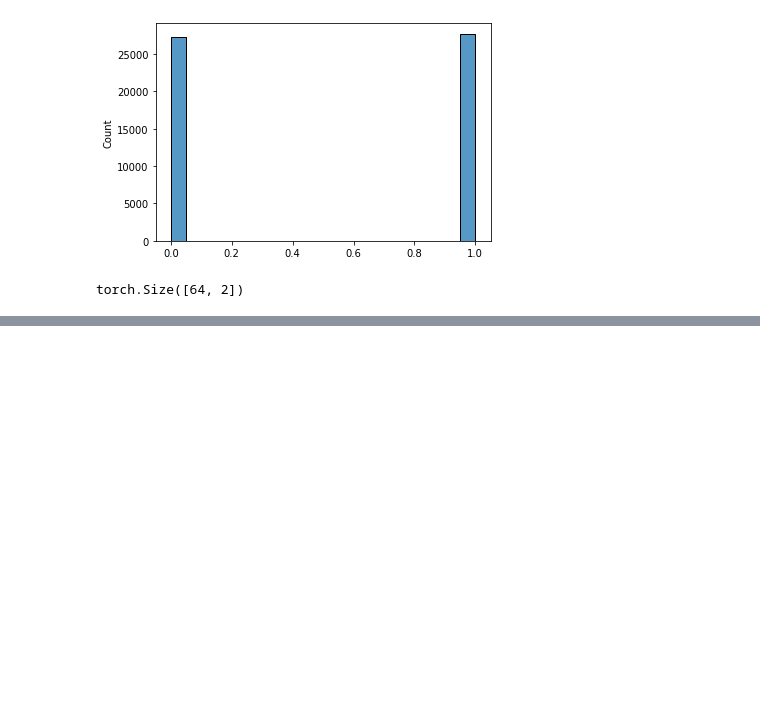
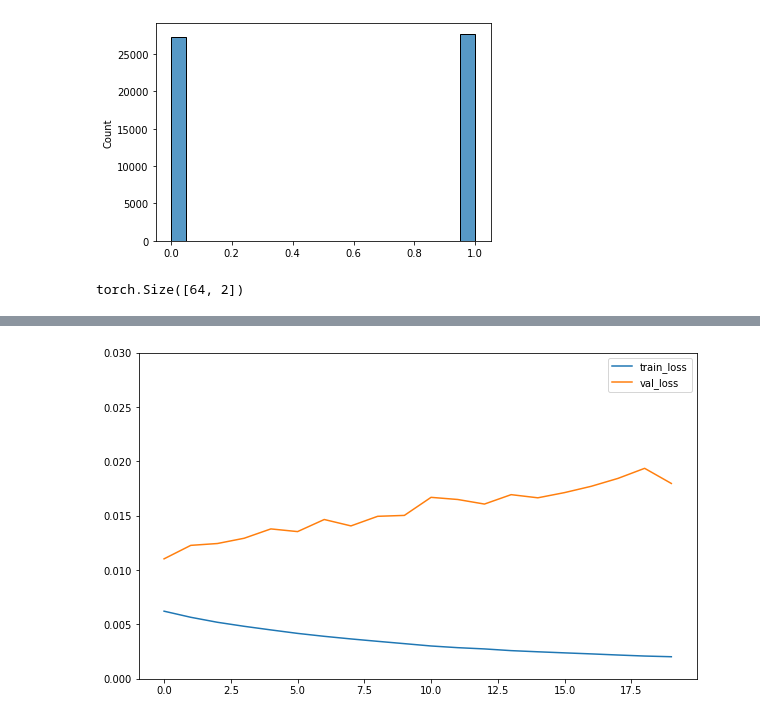
Before and after one commit to koniferous22/aitalents-investoid, a Jupyter notebook: training/Training - Julius.ipynb, the cells around one changed output, grey strips where cells are left out. Cells and saved outputs as stored; diff of their text form; code cells hidden in the pictures; blank space fills up the shorter version.

```diff
--- a/training/Training - Julius.ipynb
+++ b/training/Training - Julius.ipynb
@@ -245,0 +275,9 @@ for epoch in range(epochs):
+# %%
+plt.figure(figsize=(10, 6))
+plt.plot(range(20), losses, label='train_loss')
+plt.plot(range(20), val_losses, label='val_loss')
+plt.ylim((0, 0.03))
+plt.legend()
+plt.show()
+# %% [output]
+[figure, added]
```
Also changed, not shown: parts of 2 cells of this notebook.
